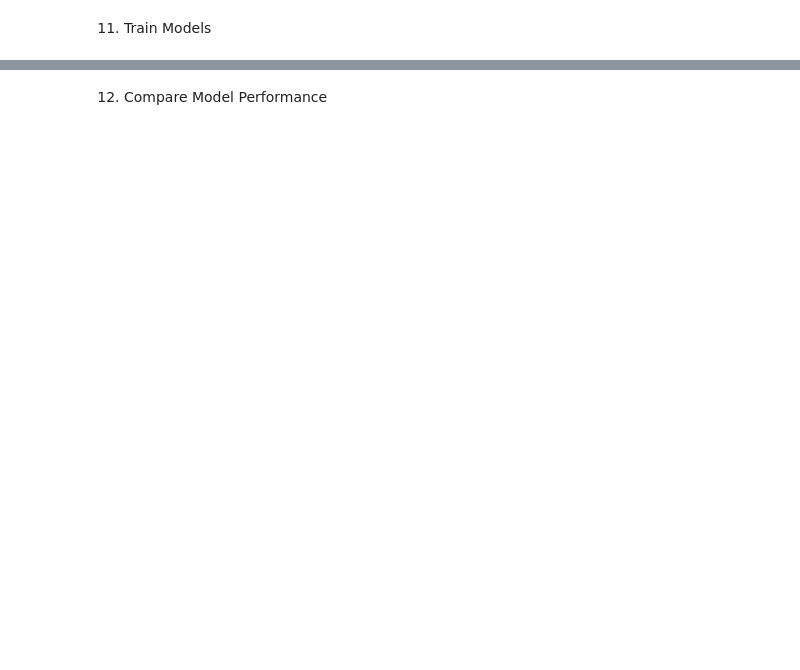
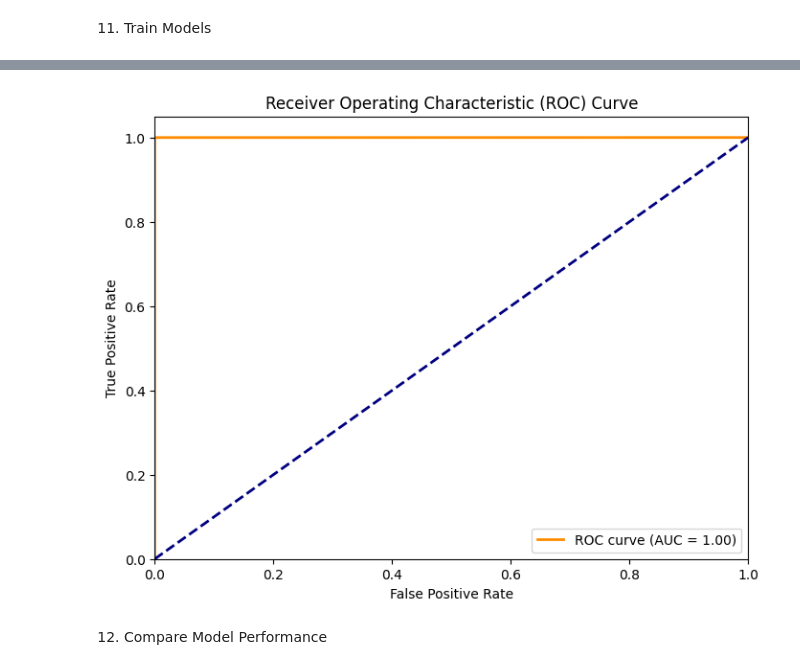
Before and after one commit to yasaswitaraja/SentinelNet, a Jupyter notebook: notebooks/CICIDS2017.ipynb, the cells around one changed output, grey strips where cells are left out. Cells and saved outputs as stored; diff of their text form; code cells hidden in the pictures; blank space fills up the shorter version.

```diff
--- a/notebooks/CICIDS2017.ipynb
+++ b/notebooks/CICIDS2017.ipynb
@@ -107,3 +110,7 @@ X_train, X_test, y_train, y_test = train_test_split(
+# %%
+pca = PCA(n_components=20, random_state=42)
+X_train_pca = pca.fit_transform(X_train)
+X_test_pca = pca.transform(X_test)
 # %% [markdown]
 
  11. Train Models
@@ -145,3 +174,39 @@ for name, model in models.items():
+# %%
+from sklearn.metrics import roc_curve, auc
+import matplotlib.pyplot as plt
+
+# Assuming 'best_model' and 'models' dictionary are available from cell 3rKXdh8TQwD-
+# and X_test, y_test, X_test_pca are available from previous cells.
+
+if 'best_model' in globals() and 'models' in globals():
+    clf = models[best_model]
+
+    # Use PCA transformed test data if available, otherwise use scaled data
+    if 'X_test_pca' in globals():
+        y_score = clf.predict_proba(X_test_pca)[:, 1] # Get probabilities for the positive class
+    else:
+        y_score = clf.predict_proba(X_test)[:, 1] # Get probabilities for the positive class
+
+    # Calculate ROC curve
+    fpr, tpr, _ = roc_curve(y_test, y_score)
+    roc_auc = auc(fpr, tpr)
+
+    # Plot ROC curve
+    plt.figure(figsize=(8, 6))
+    plt.plot(fpr, tpr, color='darkorange', lw=2, label=f'ROC curve (AUC = {roc_auc:.2f})')
+    plt.plot([0, 1], [0, 1], color='navy', lw=2, linestyle='--')
+    plt.xlim([0.0, 1.0])
+    plt.ylim([0.0, 1.05])
+    plt.xlabel('False Positive Rate')
+    plt.ylabel('True Positive Rate')
+    plt.title('Receiver Operating Characteristic (ROC) Curve')
+    plt.legend(loc="lower right")
+    plt.show()
+
+else:
+    print("Best model or models dictionary not found. Please run the model training cell first.")
+# %% [output]
+[figure, added]
 # %% [markdown]
 12. Compare Model Performance
 # %%
```
Also changed, not shown: parts of 7 cells of this notebook.
